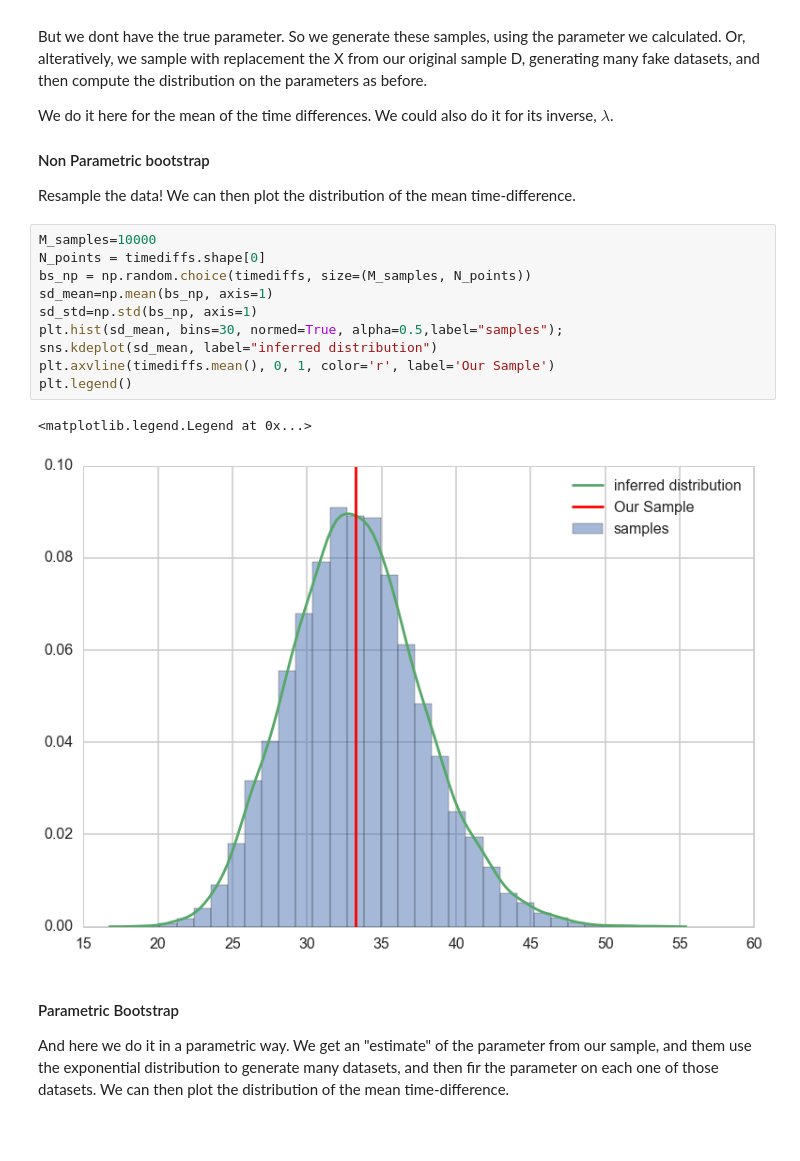
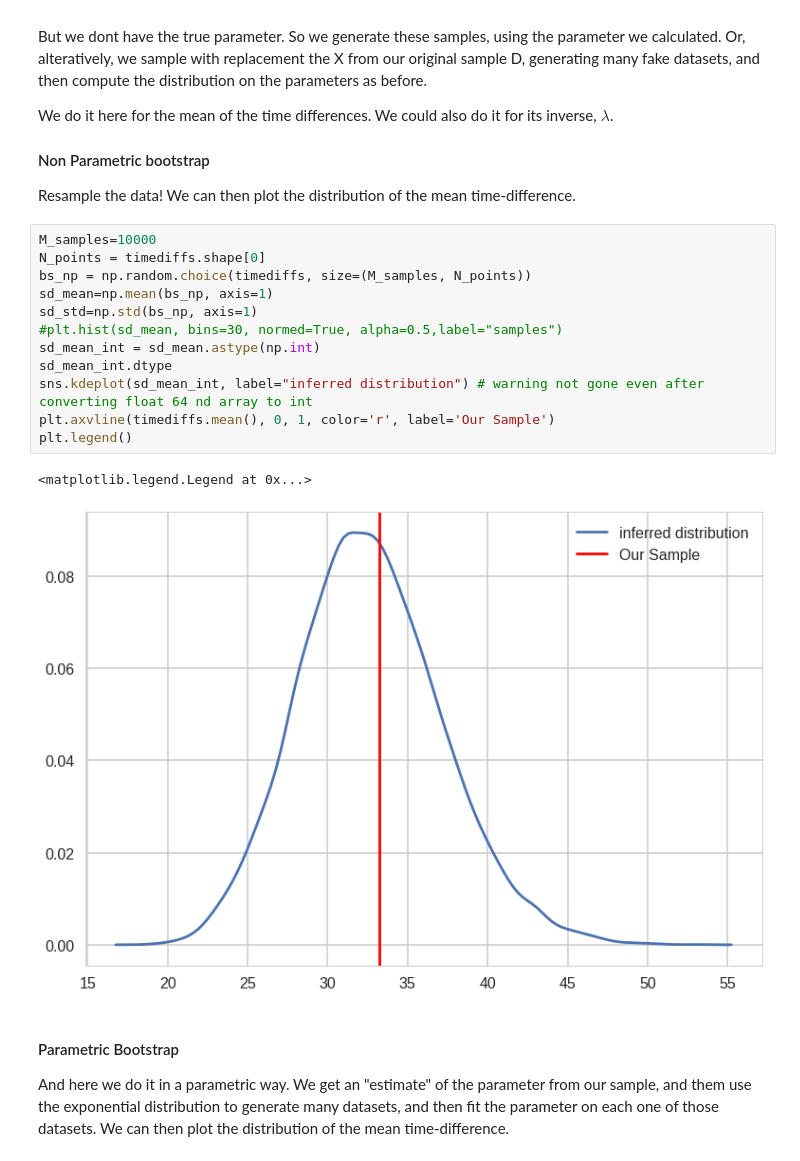
Before and after one commit to bhaskar-manguluri/2015lab3, a Jupyter notebook: Lab3-Freq.ipynb, the cells around one changed output. Cells and saved outputs as stored; diff of their text form; blank space fills up the shorter version.

```diff
--- a/Lab3-Freq.ipynb
+++ b/Lab3-Freq.ipynb
@@ -409,18 +409,20 @@ Resample the data! We can then plot the distribution of the mean time-difference
 # %%
 M_samples=10000
 N_points = timediffs.shape[0]
 bs_np = np.random.choice(timediffs, size=(M_samples, N_points))
 sd_mean=np.mean(bs_np, axis=1)
 sd_std=np.std(bs_np, axis=1)
-plt.hist(sd_mean, bins=30, normed=True, alpha=0.5,label="samples");
-sns.kdeplot(sd_mean, label="inferred distribution")
+#plt.hist(sd_mean, bins=30, normed=True, alpha=0.5,label="samples")
+sd_mean_int = sd_mean.astype(np.int)
+sd_mean_int.dtype
+sns.kdeplot(sd_mean_int, label="inferred distribution") # warning not gone even after converting float 64 nd array to int
 plt.axvline(timediffs.mean(), 0, 1, color='r', label='Our Sample')
 plt.legend()
 # %% [output]
 <matplotlib.legend.Legend at 0x...>
-[figure, old version]
+[figure, new version]
 # %% [markdown]
 #### Parametric Bootstrap
 
-And here we do it in a parametric way. We get an "estimate" of the parameter from our sample, and them use the exponential distribution to generate many datasets, and then fir the parameter on each one of those datasets. We can then plot the distribution of the mean time-difference.
+And here we do it in a parametric way. We get an "estimate" of the parameter from our sample, and them use the exponential distribution to generate many datasets, and then fit the parameter on each one of those datasets. We can then plot the distribution of the mean time-difference.
 # %%
```
Also changed, not shown: parts of 14 cells of this notebook, 1 other file.
